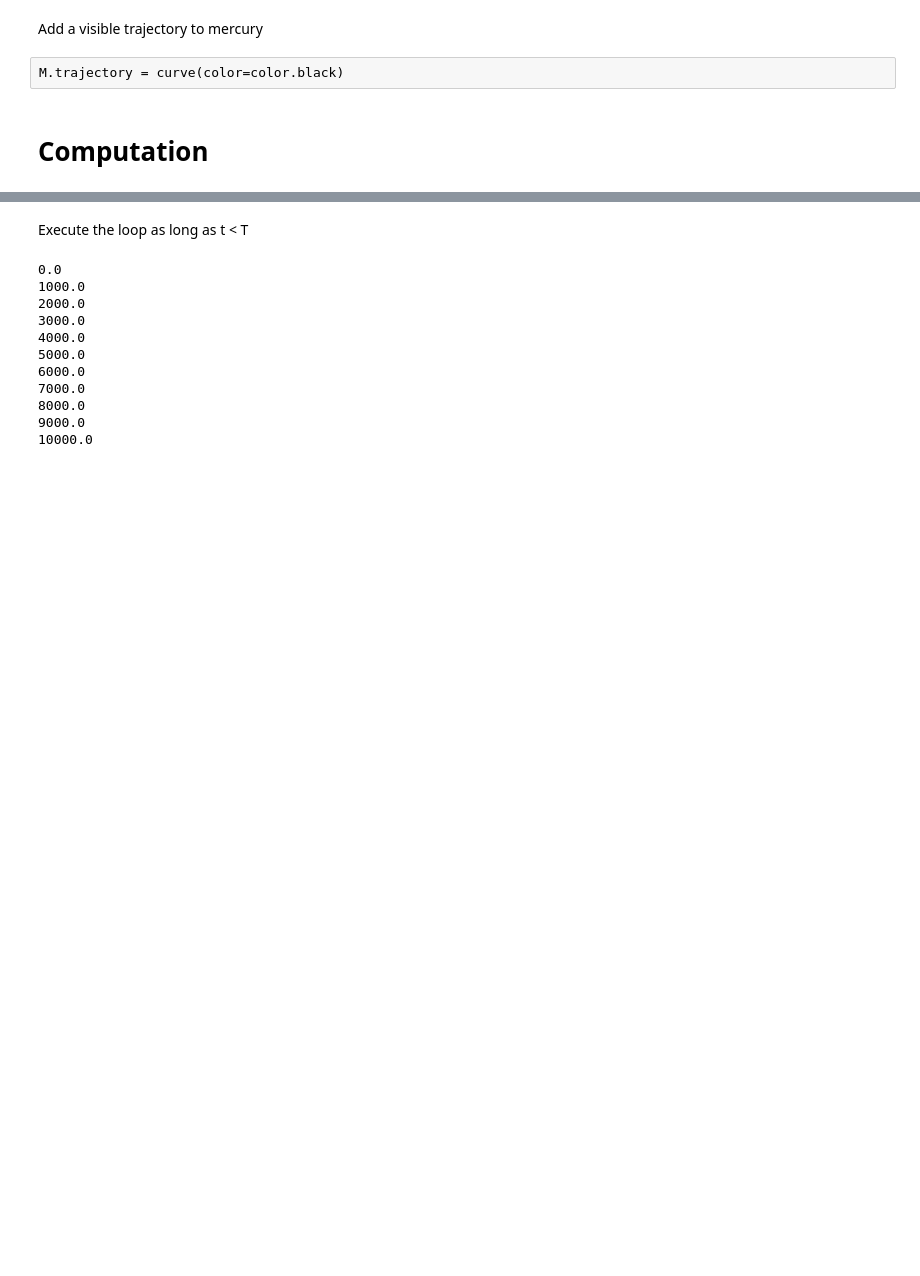
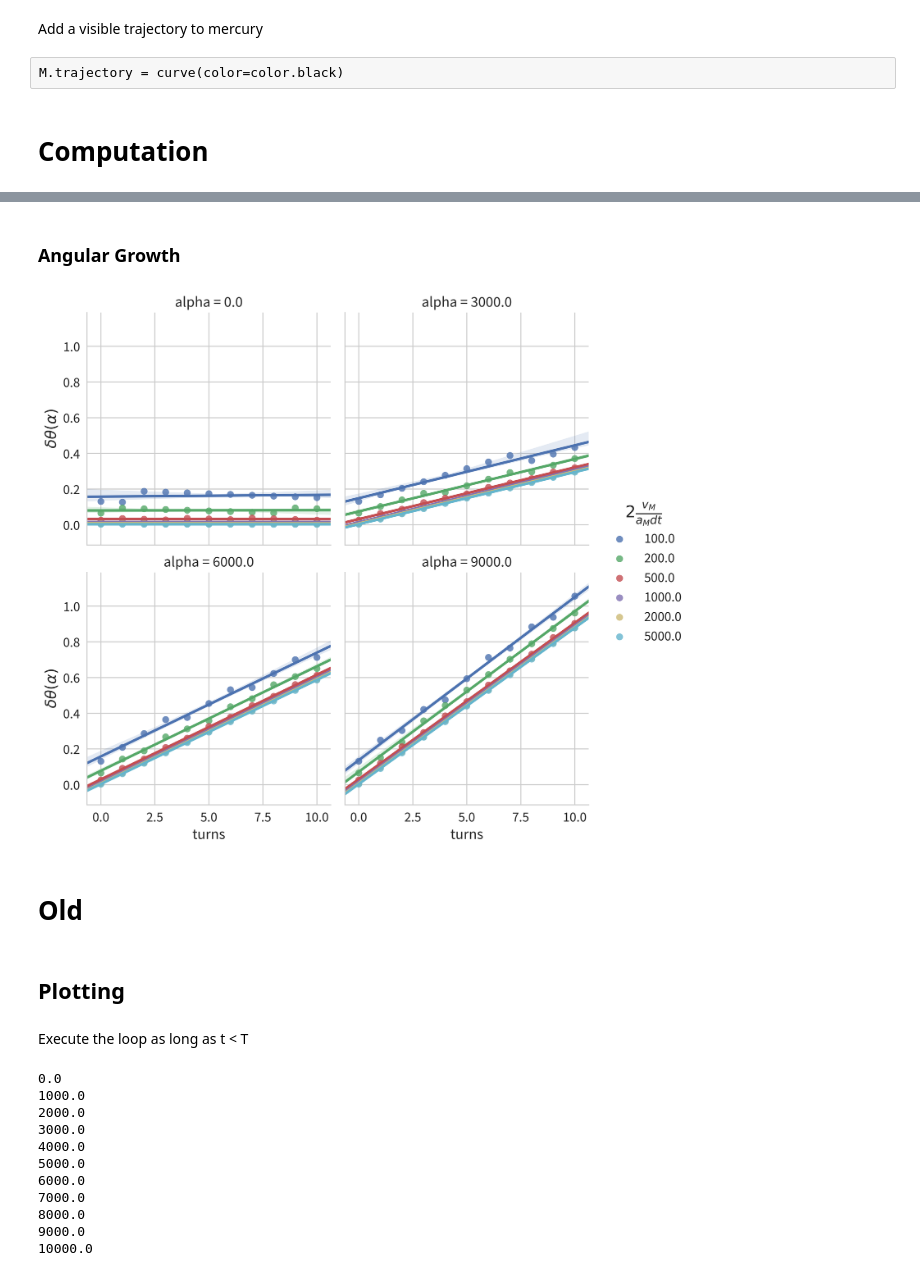
Before and after one commit to ckoerber/mercury-numerical, a Jupyter notebook: scripts/analysis/MercuryOrbit.ipynb, the cells around one changed output, grey strips where cells are left out. Saved outputs shown, nothing was run; the diff lists cells and outputs as text; code cells hidden in the pictures; blank space fills up the shorter version.

```diff
--- a/scripts/analysis/MercuryOrbit.ipynb
+++ b/scripts/analysis/MercuryOrbit.ipynb
@@ -70,0 +160,21 @@ M.trajectory = curve(color=color.black)
+# %% [markdown]
+### Angular Growth
+# %%
+query = " or ".join(["alpha == {0}".format(el) for el in frame.alpha.unique()[::3]])
+tf = frame.query(query)
+
+graph = sns.lmplot(data=tf, x="turn", y="dtheta", hue="dtfact", legend=False, col="alpha", col_wrap=2)
+
+graph.fig.set_dpi(500)
+graph.fig.set_size_inches(8,8)
+
+graph.set_axis_labels(r"turns",r"$\delta\theta(\alpha)$")
+ax = graph.fig.gca()
+#ax.set_title("Mercury precession after zero turns", fontdict={"size": 12})
+
+ax.legend(loc="center left", bbox_to_anchor=(1.02, 1.), title=r"$2\frac{v_M}{a_M dt}$")
+
+
+sns.plt.show(graph)
+# %% [output]
+[figure, added]
@@ -71,3 +183,7 @@ M.trajectory = curve(color=color.black)
+# %% [markdown]
+# Old
+# %% [markdown]
+## Plotting
 # %%
 import numpy as np
 import seaborn as sns
```
Also changed, not shown: parts of 17 cells of this notebook, 4 other files.
